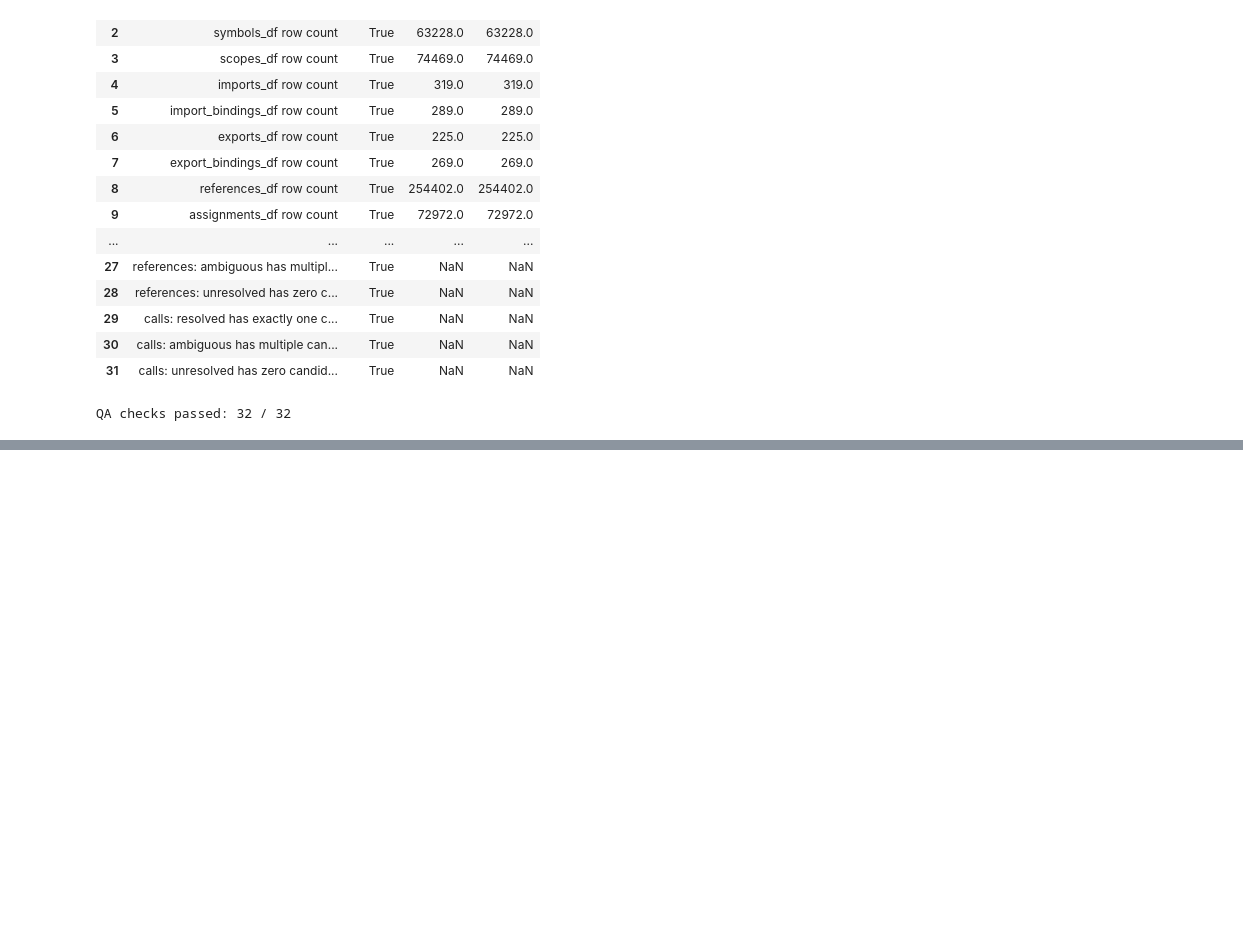
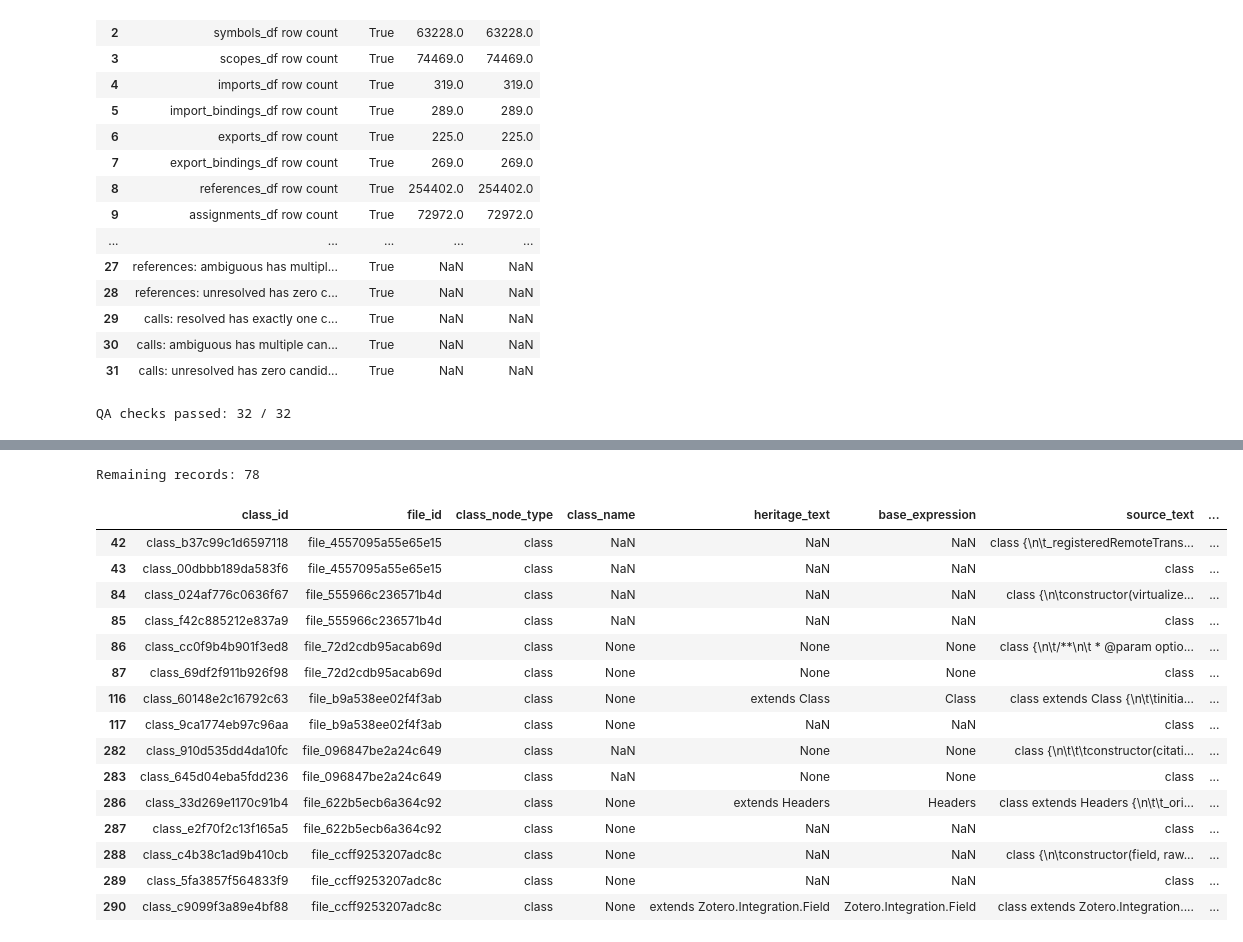
Before and after one commit to georgejaymcmc/knowledge_graph_tools, a Jupyter notebook: notebooks/knowledge_graph_tool_dev.ipynb, the cells around one changed output, grey strips where cells are left out. Drawn from its saved outputs; the diff is of its cells as text; code cells hidden in the pictures; blank space fills up the shorter version.

Commit message:
Notebook updates - completed all steps to ingest base AST info into Neo4j

```diff
--- a/notebooks/knowledge_graph_tool_dev.ipynb
+++ b/notebooks/knowledge_graph_tool_dev.ipynb
@@ -4783,0 +6093,20 @@ QA checks passed: 32 / 32
+# %%
+# Step 13.16 — Convert file IDs
+
+canonical_dataframes = {}
+
+for name, df in dataframes.items():
+    converted_df = df.copy()
+
+    if "file_id" in converted_df.columns:
+        converted_df["file_id"] = converted_df["file_id"].map(
+            file_id_mapping
+        )
+
+    canonical_dataframes[name] = converted_df
+
+for name, df in canonical_dataframes.items():
+    print(
+        f"{name}: rows={len(df):,}, "
+        f"missing file IDs={df['file_id'].isna().sum():,}"
+    )
@@ -4783,0 +7581,46 @@ QA checks passed: 32 / 32
+# %%
+# Step 13.61 — Inspect the remaining 78 records
+
+overlapping_ids = set(overlap["class_id_anonymous"])
+
+remaining_anonymous = anonymous_classes[
+    ~anonymous_classes["class_id"].isin(overlapping_ids)
+].copy()
+
+print(f"Remaining records: {len(remaining_anonymous)}")
+
+display(
+    remaining_anonymous[
+        [
+            "class_id",
+            "file_id",
+            "class_node_type",
+            "class_name",
+            "heritage_text",
+            "base_expression",
+            "source_text",
+            "start_line",
+            "end_line",
+            "start_byte",
+            "end_byte"
+        ]
+    ].head(15)
+)
+# %% [output]
+Remaining records: 78
+|  | class_id | file_id | class_node_type | class_name | heritage_text | base_expression | source_text | ... |
+| 42 | class_b37c99c1d6597118 | file_4557095a55e65e15 | class | NaN | NaN | NaN | class {\n\t_registeredRemoteTrans... | ... |
+| 43 | class_00dbbb189da583f6 | file_4557095a55e65e15 | class | NaN | NaN | NaN | class | ... |
+| 84 | class_024af776c0636f67 | file_555966c236571b4d | class | NaN | NaN | NaN | class {\n\tconstructor(virtualize... | ... |
+| 85 | class_f42c885212e837a9 | file_555966c236571b4d | class | NaN | NaN | NaN | class | ... |
+| 86 | class_cc0f9b4b901f3ed8 | file_72d2cdb95acab69d | class | None | None | None | class {\n\t/**\n\t * @param optio... | ... |
+| 87 | class_69df2f911b926f98 | file_72d2cdb95acab69d | class | None | None | None | class | ... |
+| 116 | class_60148e2c16792c63 | file_b9a538ee02f4f3ab | class | None | extends Class | Class | class extends Class {\n\t\tinitia... | ... |
+| 117 | class_9ca1774eb97c96aa | file_b9a538ee02f4f3ab | class | None | NaN | NaN | class | ... |
+| 282 | class_910d535dd4da10fc | file_096847be2a24c649 | class | NaN | None | None | class {\n\t\t\tconstructor(citati... | ... |
+| 283 | class_645d04eba5fdd236 | file_096847be2a24c649 | class | NaN | None | None | class | ... |
+| 286 | class_33d269e1170c91b4 | file_622b5ecb6a364c92 | class | None | extends Headers | Headers | class extends Headers {\n\t\t_ori... | ... |
+| 287 | class_e2f70f2c13f165a5 | file_622b5ecb6a364c92 | class | None | NaN | NaN | class | ... |
+| 288 | class_c4b38c1ad9b410cb | file_ccff9253207adc8c | class | None | NaN | NaN | class {\n\tconstructor(field, raw... | ... |
+| 289 | class_5fa3857f564833f9 | file_ccff9253207adc8c | class | None | NaN | NaN | class | ... |
+| 290 | class_c9099f3a89e4bf88 | file_ccff9253207adc8c | class | None | extends Zotero.Integration.Field | Zotero.Integration.Field | class extends Zotero.Integration.... | ... |
```
Also changed, not shown: parts of 155 cells of this notebook, 2 other files.
